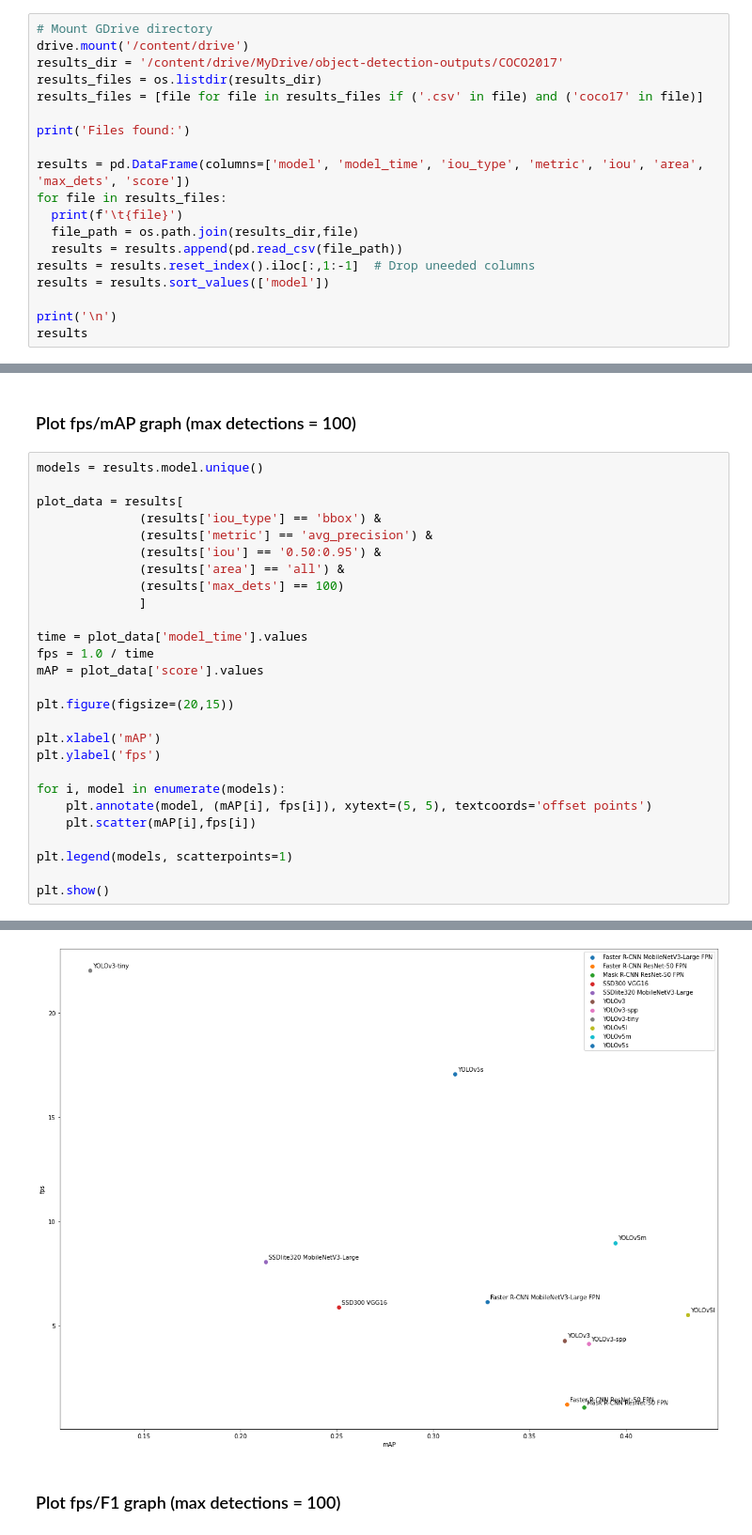
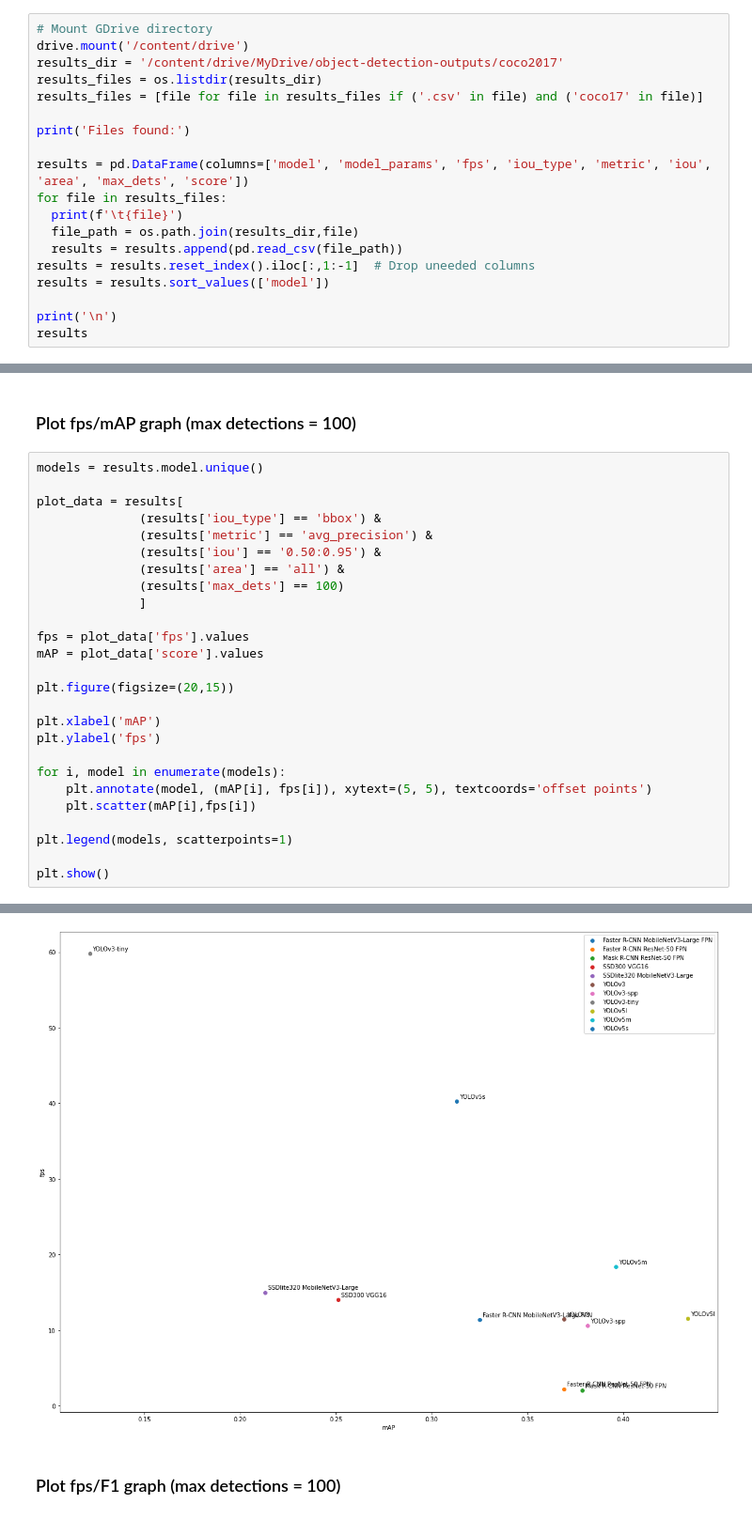
Before and after one commit to joangog/object-detection, a Jupyter notebook: coco2017_analysis.ipynb, the cells around one changed output, grey strips where cells are left out. Shown: that part at 94% size. Cells and saved outputs as stored; diff of their text form.

```diff
--- a/coco2017_analysis.ipynb
+++ b/coco2017_analysis.ipynb
@@ -29,13 +35,13 @@ import matplotlib.pyplot as plt
 # %%
 # Mount GDrive directory
 drive.mount('/content/drive')
-results_dir = '/content/drive/MyDrive/object-detection-outputs/COCO2017'
+results_dir = '/content/drive/MyDrive/object-detection-outputs/coco2017'
 results_files = os.listdir(results_dir)
 results_files = [file for file in results_files if ('.csv' in file) and ('coco17' in file)]
 
 print('Files found:')
 
-results = pd.DataFrame(columns=['model', 'model_time', 'iou_type', 'metric', 'iou', 'area', 'max_dets', 'score'])
+results = pd.DataFrame(columns=['model', 'model_params', 'fps', 'iou_type', 'metric', 'iou', 'area', 'max_dets', 'score'])
 for file in results_files:
   print(f'\t{file}')
   file_path = os.path.join(results_dir,file)
@@ -85,8 +91,7 @@ plot_data = results[
               (results['max_dets'] == 100)
               ]
 
-time = plot_data['model_time'].values
-fps = 1.0 / time
+fps = plot_data['fps'].values
 mAP = plot_data['score'].values
 
 plt.figure(figsize=(20,15))
@@ -107,4 +110,4 @@ plt.show()
-[figure, old version]
+[figure, new version]
 # %% [markdown]
 ### Plot  fps/F1 graph (max detections = 100)
 # %%
```
Also changed, not shown: parts of 3 cells of this notebook.
